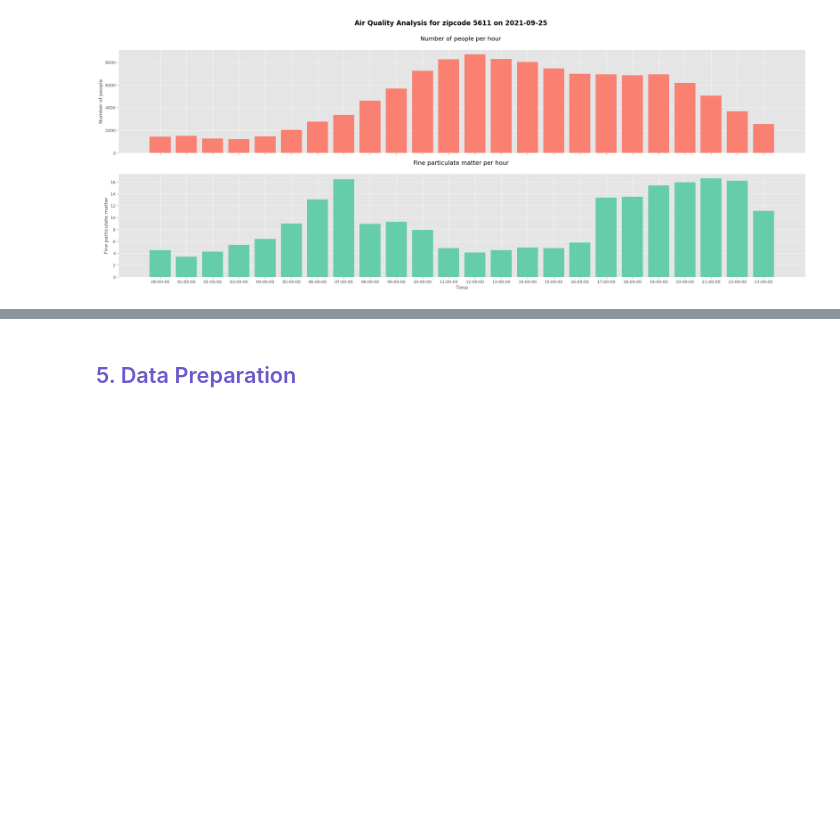
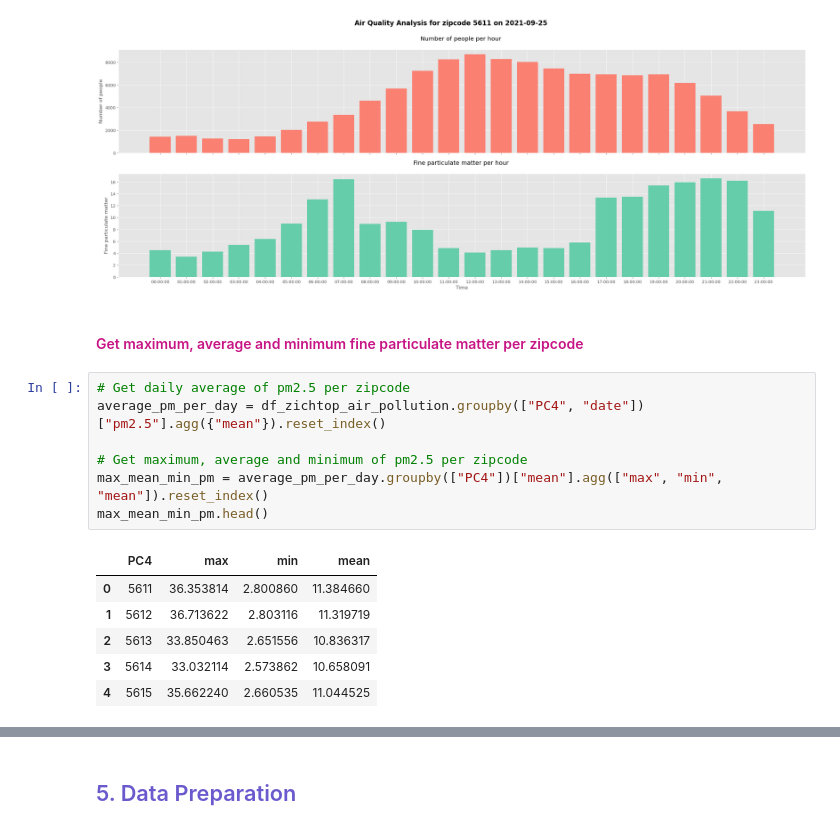
Before and after one commit to rawan-a-d/Air-Quality-Prediction, a Jupyter notebook: notebook.ipynb, the cells around one changed output, grey strips where cells are left out. Cells and saved outputs as stored; diff of their text form; blank space fills up the shorter version.

```diff
--- a/notebook.ipynb
+++ b/notebook.ipynb
@@ -428,3 +428,19 @@ ax1.set(title="Fine particulate matter per hour \n",
 fig.suptitle("Air Quality Analysis for zipcode 5611 on 2021-09-25", fontsize=16, fontweight="bold");
 # %% [output]
 [figure]
+# %% [markdown]
+<h4><font color=mediumvioletred> Get maximum, average and minimum fine particulate matter per zipcode </font></h4>
+# %%
+# Get daily average of pm2.5 per zipcode
+average_pm_per_day = df_zichtop_air_pollution.groupby(["PC4", "date"])["pm2.5"].agg({"mean"}).reset_index()
+
+# Get maximum, average and minimum of pm2.5 per zipcode
+max_mean_min_pm = average_pm_per_day.groupby(["PC4"])["mean"].agg(["max", "min", "mean"]).reset_index()
+max_mean_min_pm.head()
+# %% [output]
+|  | PC4 | max | min | mean |
+| 0 | 5611 | 36.353814 | 2.800860 | 11.384660 |
+| 1 | 5612 | 36.713622 | 2.803116 | 11.319719 |
+| 2 | 5613 | 33.850463 | 2.651556 | 10.836317 |
+| 3 | 5614 | 33.032114 | 2.573862 | 10.658091 |
+| 4 | 5615 | 35.662240 | 2.660535 | 11.044525 |
```
Also changed, not shown: parts of 6 cells of this notebook, 1 other file.
